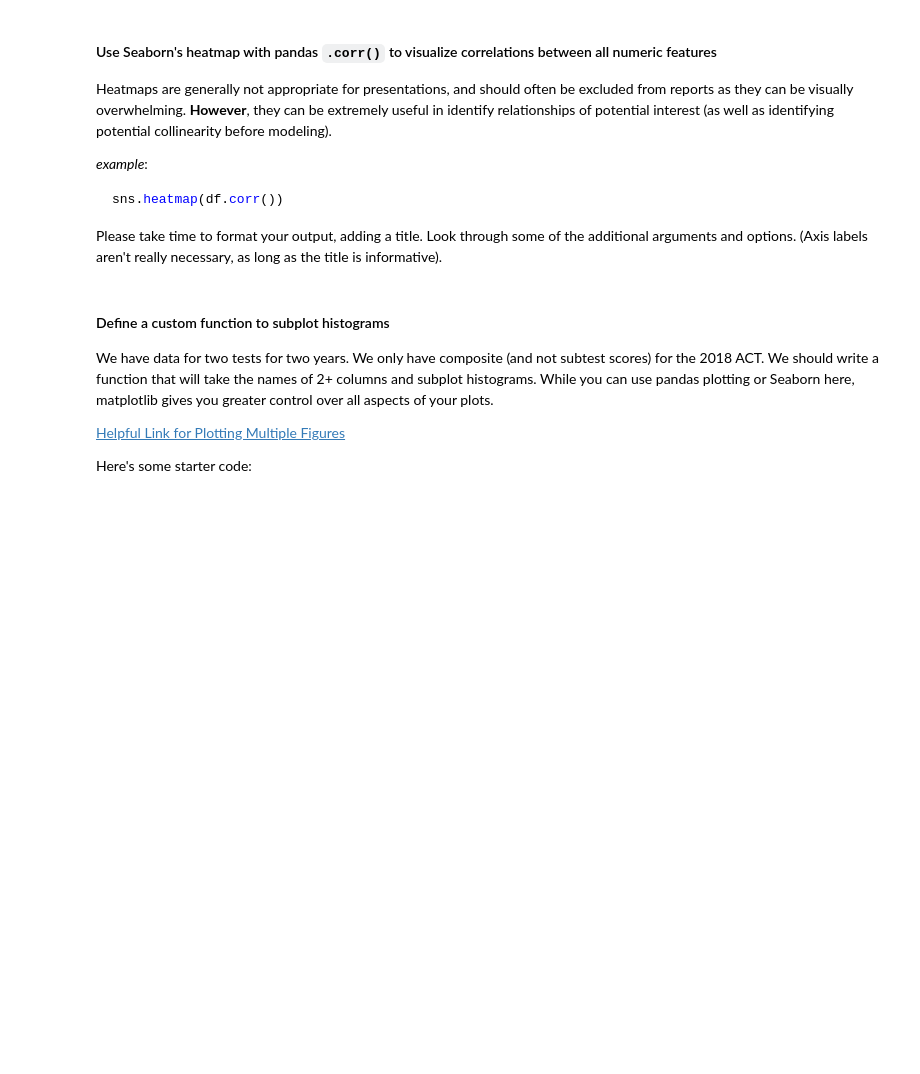
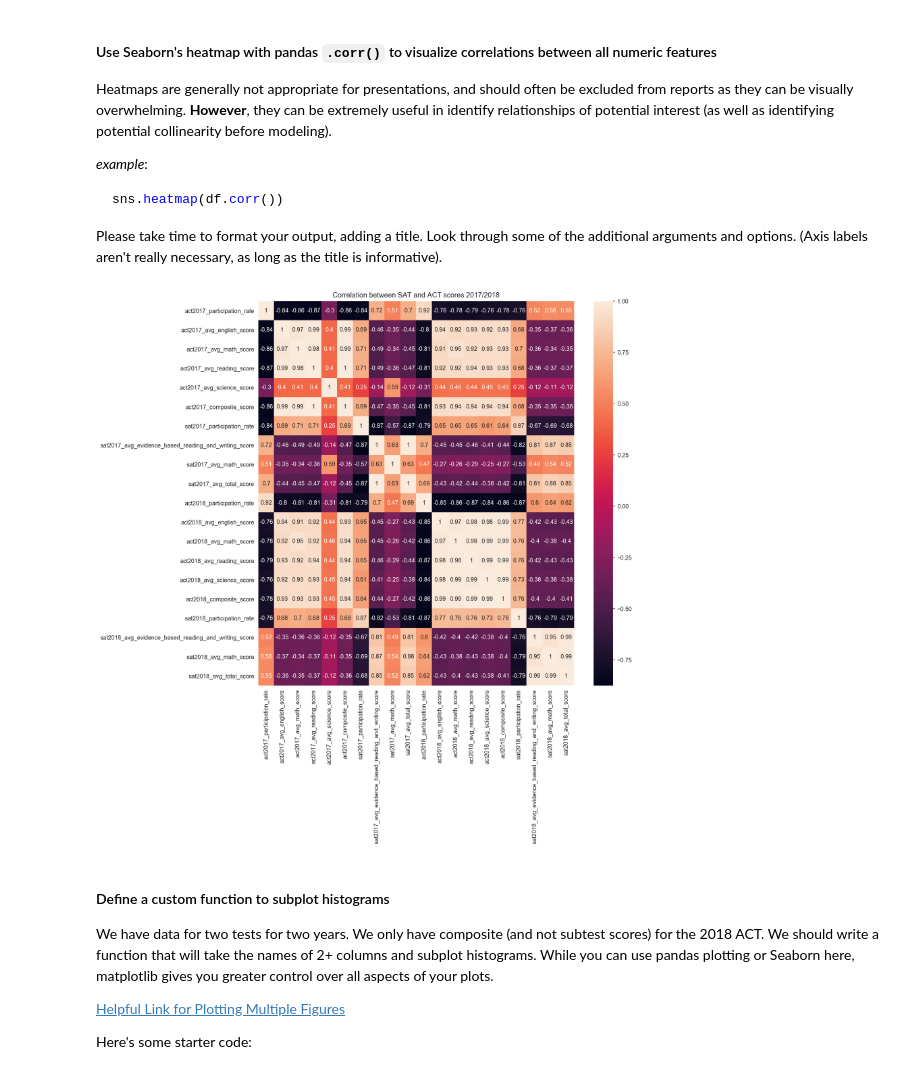
Before and after one commit to geoffersliu/dsiprojects, a Jupyter notebook: Project1234/project_1/code/starter-code_updated.ipynb, the cells around one changed output. Cells and saved outputs as stored; diff of their text form; code cells hidden in the pictures; blank space fills up the shorter version.

````diff
--- a/Project1234/project_1/code/starter-code_updated.ipynb
+++ b/Project1234/project_1/code/starter-code_updated.ipynb
@@ -604,6 +604,11 @@ sns.heatmap(df.corr())
 ```
 
 Please take time to format your output, adding a title. Look through some of the additional arguments and options. (Axis labels aren't really necessary, as long as the title is informative).
+# %%
+plt.figure(figsize=(12,12)) #Adjusted figsize to make it more readable
+sns.heatmap(all_merge.corr(),annot = True).set_title("Correlation between SAT and ACT scores 2017/2018");
+# %% [output]
+[figure, added]
 # %% [markdown]
 #### Define a custom function to subplot histograms
 
````
Also changed, not shown: parts of 18 cells of this notebook, 1 other file.
